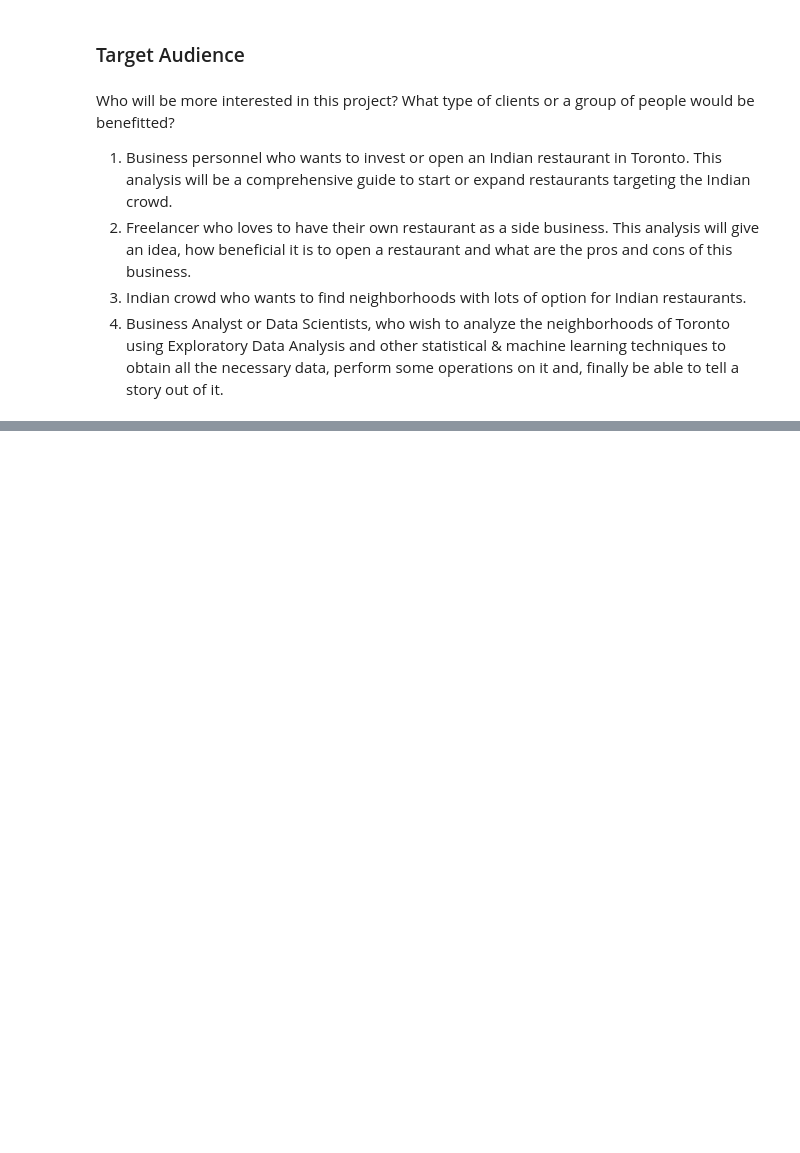
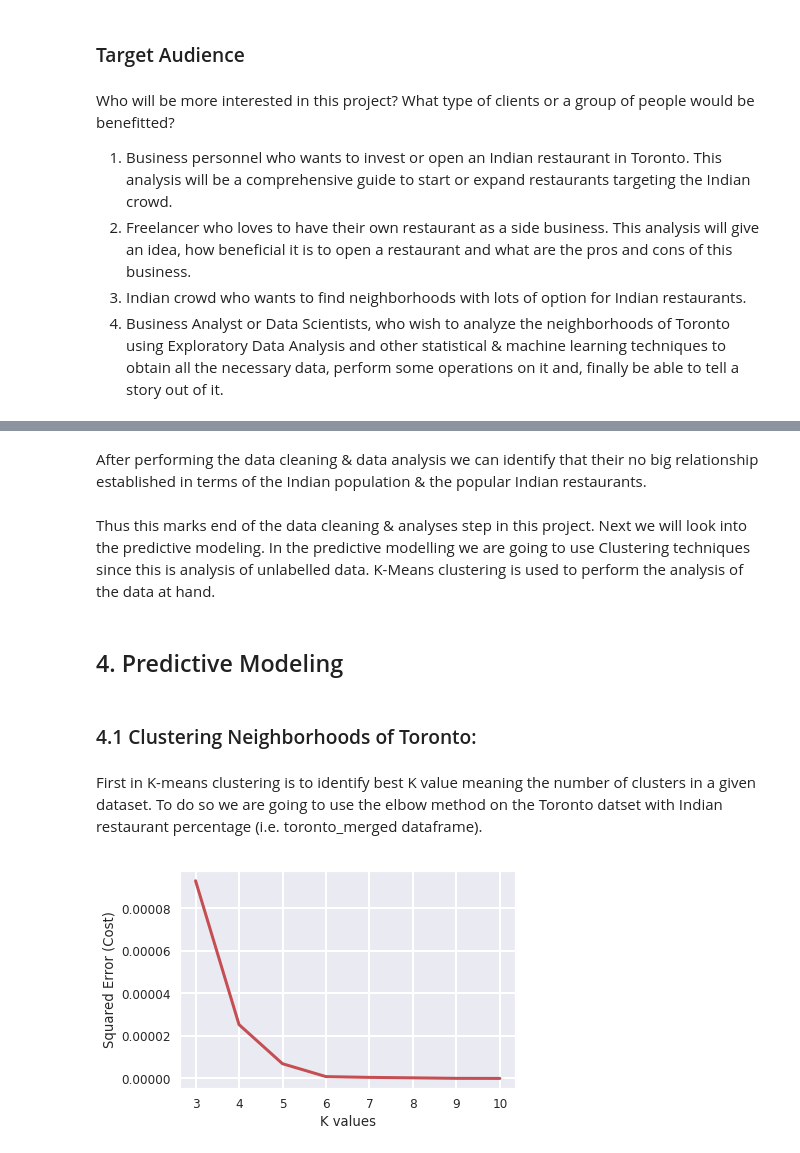
Before and after one commit to kruthika86/ExploringTorontoNeighborhoods, a Jupyter notebook: ExploringTorontoNeighborhoods.ipynb, the cells around one changed output, grey strips where cells are left out. Cells and saved outputs as stored; diff of their text form; code cells hidden in the pictures; blank space fills up the shorter version.

```diff
--- a/ExploringTorontoNeighborhoods.ipynb
+++ b/ExploringTorontoNeighborhoods.ipynb
@@ -27,0 +847,9 @@ Who will be more interested in this project? What type of clients or a group of
+# %%
+
+toronto_part['split_neighborhoods'] = toronto_part['Neighborhood'].str.split(',')
+toronto_part.drop(columns=['Neighborhood'],inplace=True,axis=1)
+toronto_part = toronto_part.split_neighborhoods.apply(pd.Series).merge(toronto_part, left_index = True, right_index = True).drop(["split_neighborhoods"], axis = 1)\
+                    .melt(id_vars = ['Indian Restaurant'], value_name = "Neighborhood").drop("variable", axis = 1).dropna()
+
+toronto_part.reset_index()
+toronto_part
@@ -27,0 +885,39 @@ Who will be more interested in this project? What type of clients or a group of
+# %% [markdown]
+After performing the data cleaning & data analysis we can identify that their no big relationship established in terms of the Indian population & the popular Indian restaurants.
+# %% [markdown]
+Thus this marks end of the data cleaning & analyses step in this project. Next we will look into the predictive modeling. In the predictive modelling we are going to use Clustering techniques since this is analysis of unlabelled data. K-Means clustering is used to perform the analysis of the data at hand.
+# %% [markdown]
+<h2>4. Predictive Modeling</h2>
+# %% [markdown]
+<h3>4.1 Clustering Neighborhoods of Toronto:</h3>
+# %% [markdown]
+First in K-means clustering is to identify best K value meaning the number of clusters in a given dataset. To do so we are going to use the elbow method on the Toronto datset with Indian restaurant percentage (i.e. toronto_merged dataframe).
+# %%
+from sklearn.cluster import KMeans
+
+toronto_part_clustering = toronto_part.drop('Neighborhood', 1)
+
+
+error_cost = []
+
+for i in range(3,11):
+    KM = KMeans(n_clusters = i, max_iter = 100)
+    try:
+        KM.fit(toronto_part_clustering)
+    except ValueError:
+        print("error on line",i)
+
+
+
+
+    #calculate squared error for the clustered points
+    error_cost.append(KM.inertia_/100)
+
+#plot the K values aganist the squared error cost
+plt.plot(range(3,11), error_cost, color='r', linewidth='3')
+plt.xlabel('K values')
+plt.ylabel('Squared Error (Cost)')
+plt.grid(color='white', linestyle='-', linewidth=2)
+plt.show()
+# %% [output]
+[figure, added]
```
Also changed, not shown: parts of 106 cells of this notebook.
